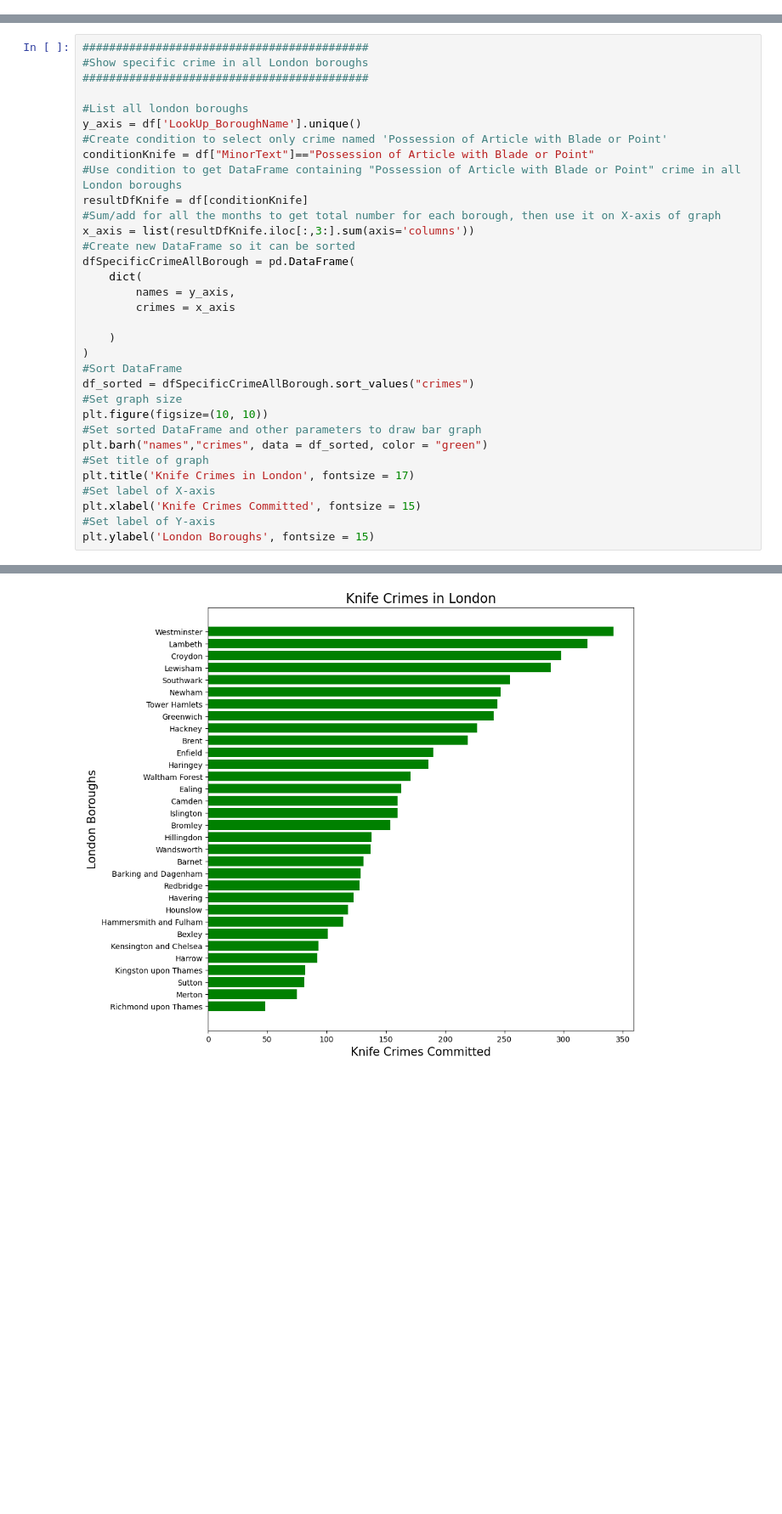
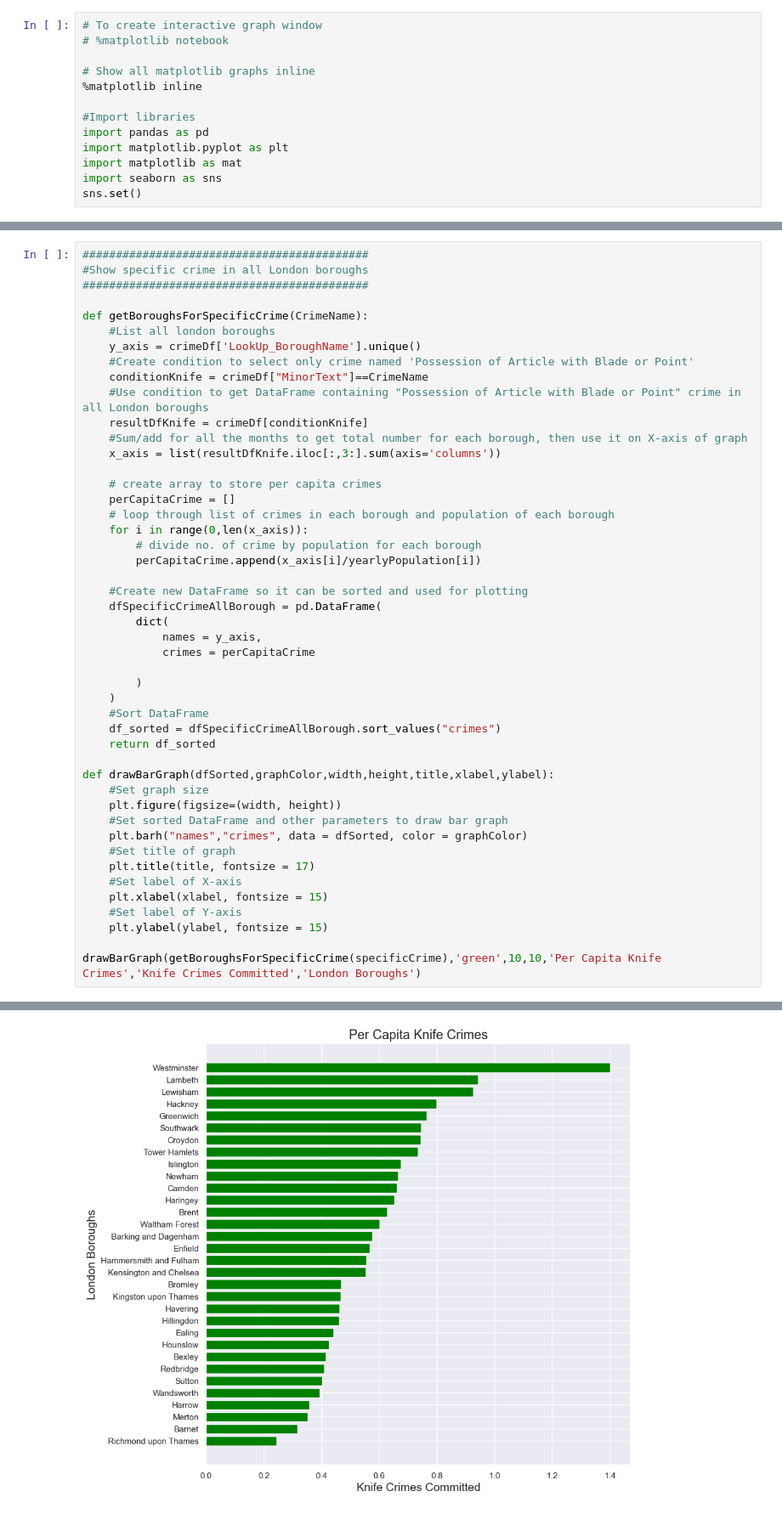
Before and after one commit to aqilzeeshan/python_pandas_matplotseaborn_crimes, a Jupyter notebook: Midterm.ipynb, the cells around one changed output, grey strips where cells are left out. Shown at 85% size. Cells and saved outputs as stored; diff of their text form; blank space fills up the shorter version.

```diff
--- a/Midterm.ipynb
+++ b/Midterm.ipynb
@@ -68,0 +131,13 @@ In order to perform a meaningful data analysis on crimes in London, the followin
+# %%
+# To create interactive graph window
+# %matplotlib notebook
+
+# Show all matplotlib graphs inline
+%matplotlib inline
+
+#Import libraries
+import pandas as pd
+import matplotlib.pyplot as plt
+import matplotlib as mat
+import seaborn as sns
+sns.set()
@@ -95,32 +176,46 @@ resultDf = (df[condition])
 #Show specific crime in all London boroughs
 ###########################################
 
-#List all london boroughs
-y_axis = df['LookUp_BoroughName'].unique()
-#Create condition to select only crime named 'Possession of Article with Blade or Point'
-conditionKnife = df["MinorText"]=="Possession of Article with Blade or Point"
-#Use condition to get DataFrame containing "Possession of Article with Blade or Point" crime in all London boroughs
-resultDfKnife = df[conditionKnife]
-#Sum/add for all the months to get total number for each borough, then use it on X-axis of graph
-x_axis = list(resultDfKnife.iloc[:,3:].sum(axis='columns'))
-#Create new DataFrame so it can be sorted
-dfSpecificCrimeAllBorough = pd.DataFrame(
-    dict(
-        names = y_axis,
-        crimes = x_axis
+def getBoroughsForSpecificCrime(CrimeName):
+    #List all london boroughs
+    y_axis = crimeDf['LookUp_BoroughName'].unique()
+    #Create condition to select only crime named 'Possession of Article with Blade or Point'
+    conditionKnife = crimeDf["MinorText"]==CrimeName
+    #Use condition to get DataFrame containing "Possession of Article with Blade or Point" crime in all London boroughs
+    resultDfKnife = crimeDf[conditionKnife]
+    #Sum/add for all the months to get total number for each borough, then use it on X-axis of graph
+    x_axis = list(resultDfKnife.iloc[:,3:].sum(axis='columns'))
 
+    # create array to store per capita crimes
+    perCapitaCrime = []
+    # loop through list of crimes in each borough and population of each borough
+    for i in range(0,len(x_axis)):
+        # divide no. of crime by population for each borough
+        perCapitaCrime.append(x_axis[i]/yearlyPopulation[i])
+
+    #Create new DataFrame so it can be sorted and used for plotting
+    dfSpecificCrimeAllBorough = pd.DataFrame(
+        dict(
+            names = y_axis,
+            crimes = perCapitaCrime
+
+        )
     )
-)
-#Sort DataFrame
-df_sorted = dfSpecificCrimeAllBorough.sort_values("crimes")
-#Set graph size
-plt.figure(figsize=(10, 10))
-#Set sorted DataFrame and other parameters to draw bar graph
-plt.barh("names","crimes", data = df_sorted, color = "green")
-#Set title of graph
-plt.title('Knife Crimes in London', fontsize = 17)
-#Set label of X-axis
-plt.xlabel('Knife Crimes Committed', fontsize = 15)
-#Set label of Y-axis
-plt.ylabel('London Boroughs', fontsize = 15)
+    #Sort DataFrame
+    df_sorted = dfSpecificCrimeAllBorough.sort_values("crimes")
+    return df_sorted
+
+def drawBarGraph(dfSorted,graphColor,width,height,title,xlabel,ylabel):
+    #Set graph size
+    plt.figure(figsize=(width, height))
+    #Set sorted DataFrame and other parameters to draw bar graph
+    plt.barh("names","crimes", data = dfSorted, color = graphColor)
+    #Set title of graph
+    plt.title(title, fontsize = 17)
+    #Set label of X-axis
+    plt.xlabel(xlabel, fontsize = 15)
+    #Set label of Y-axis
+    plt.ylabel(ylabel, fontsize = 15)
+
+drawBarGraph(getBoroughsForSpecificCrime(specificCrime),'green',10,10,'Per Capita Knife Crimes','Knife Crimes Committed','London Boroughs')
 # %% [output]
@@ -128 +222 @@ Text(0, 0.5, 'London Boroughs')
-[figure, old version]
+[figure, new version]
```
Also changed, not shown: parts of 18 cells of this notebook, 3 other files.
